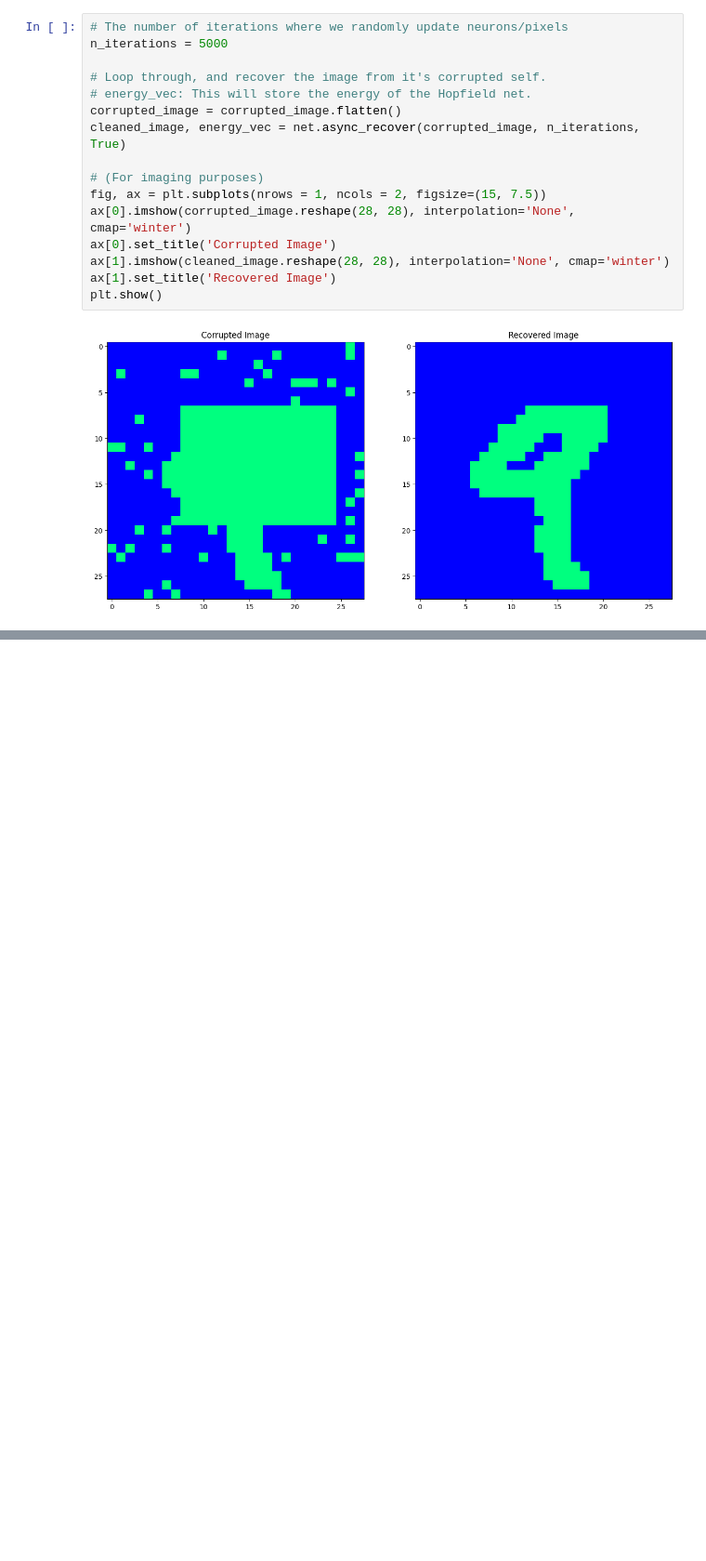
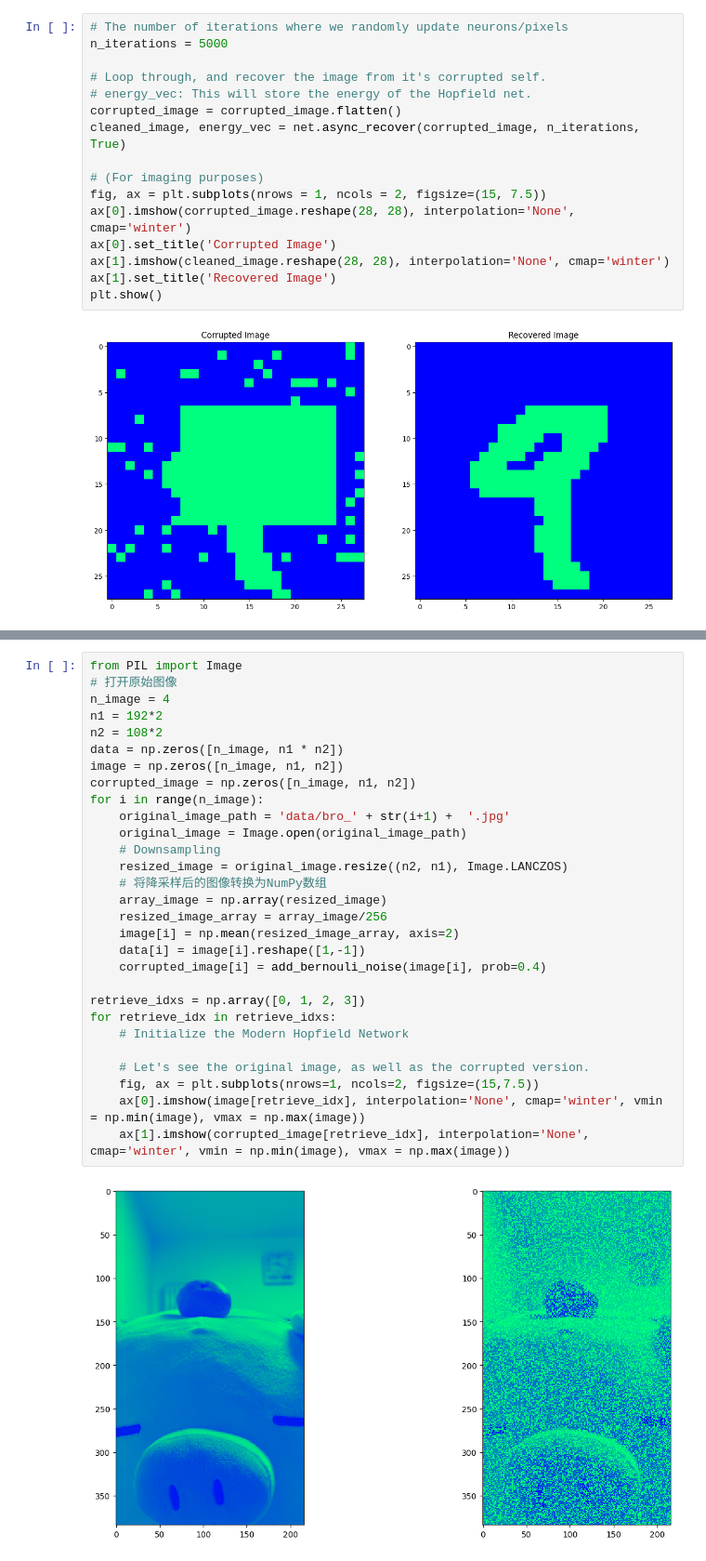
Before and after one commit to Shutian-Liang/Amari-hopfield-network, a Jupyter notebook: attractor.ipynb, the cells around one changed output, grey strips where cells are left out. Shown at 93% size. Cells and saved outputs as stored; diff of their text form; blank space fills up the shorter version.

Commit message:
modern hopfield

```diff
--- a/attractor.ipynb
+++ b/attractor.ipynb
@@ -241,0 +366,31 @@ $$f_\mu(h) = softmax(h_\mu) = \frac{e^{h_\mu}}{\sum_{\mu}e^{h_\mu}}  ,        g_
+# %%
+from PIL import Image
+# 打开原始图像
+n_image = 4
+n1 = 192*2
+n2 = 108*2
+data = np.zeros([n_image, n1 * n2])
+image = np.zeros([n_image, n1, n2])
+corrupted_image = np.zeros([n_image, n1, n2])
+for i in range(n_image):
+    original_image_path = 'data/bro_' + str(i+1) +  '.jpg'
+    original_image = Image.open(original_image_path)
+    # Downsampling
+    resized_image = original_image.resize((n2, n1), Image.LANCZOS)
+    # 将降采样后的图像转换为NumPy数组
+    array_image = np.array(resized_image)
+    resized_image_array = array_image/256
+    image[i] = np.mean(resized_image_array, axis=2)
+    data[i] = image[i].reshape([1,-1])
+    corrupted_image[i] = add_bernouli_noise(image[i], prob=0.4)
+
+retrieve_idxs = np.array([0, 1, 2, 3])
+for retrieve_idx in retrieve_idxs:
+    # Initialize the Modern Hopfield Network
+
+    # Let's see the original image, as well as the corrupted version.
+    fig, ax = plt.subplots(nrows=1, ncols=2, figsize=(15,7.5))
+    ax[0].imshow(image[retrieve_idx], interpolation='None', cmap='winter', vmin = np.min(image), vmax = np.max(image))
+    ax[1].imshow(corrupted_image[retrieve_idx], interpolation='None', cmap='winter', vmin = np.min(image), vmax = np.max(image))
+# %% [output]
+[figure, added]
```
Also changed, not shown: parts of 9 cells of this notebook, 1 other file.
